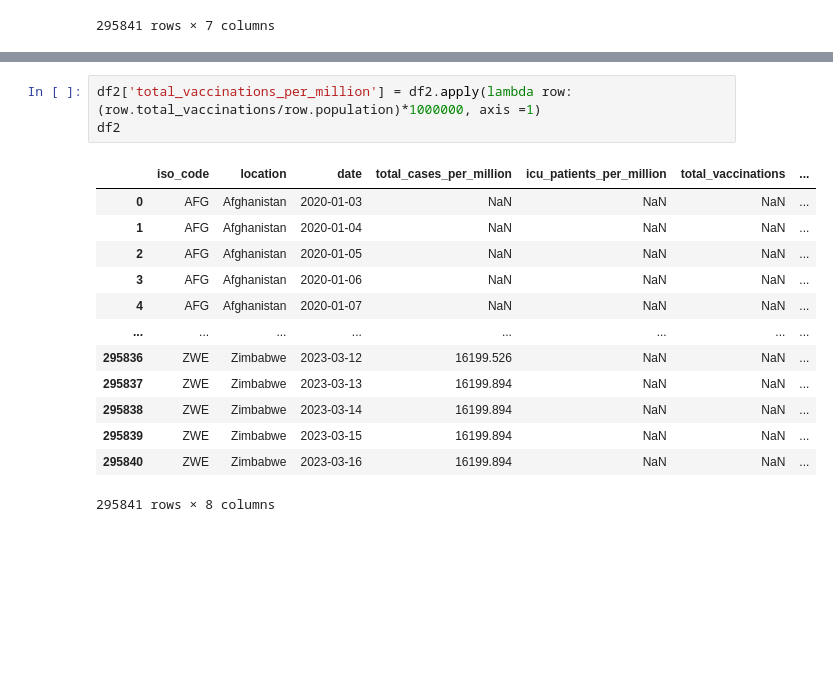
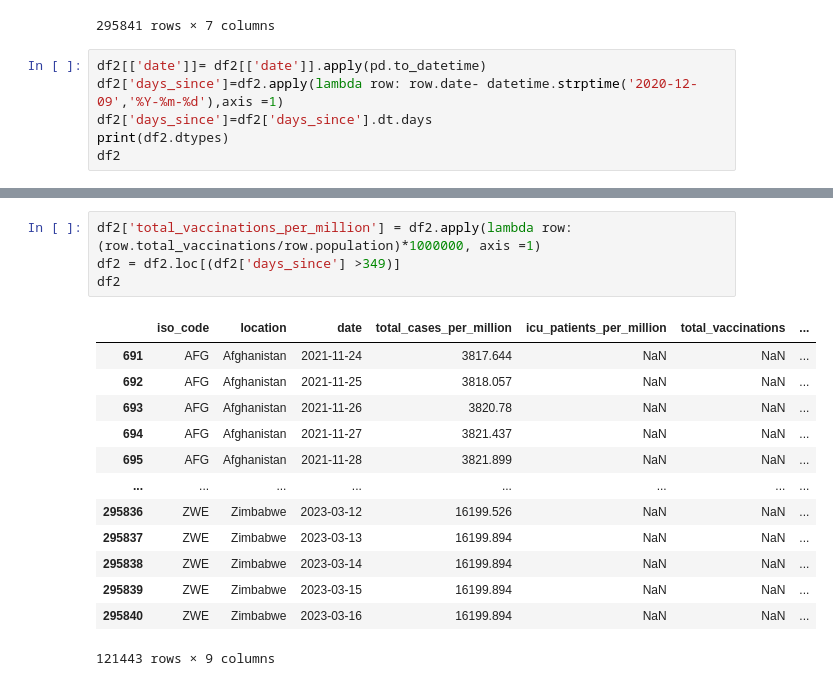
Before and after one commit to tubbsyal/BEE2024_p3, a Jupyter notebook: Part3_1Notebook.ipynb, the cells around one changed output, grey strips where cells are left out. Cells and saved outputs as stored; diff of their text form; blank space fills up the shorter version.

```diff
--- a/Part3_1Notebook.ipynb
+++ b/Part3_1Notebook.ipynb
@@ -41,3 +42,9 @@ df2
 | 295839 | ZWE | Zimbabwe | 2023-03-15 | 16199.894 | NaN | NaN | ... |
 | 295840 | ZWE | Zimbabwe | 2023-03-16 | 16199.894 | NaN | NaN | ... |
 295841 rows × 7 columns
+# %%
+df2[['date']]= df2[['date']].apply(pd.to_datetime)
+df2['days_since']=df2.apply(lambda row: row.date- datetime.strptime('2020-12-09','%Y-%m-%d'),axis =1)
+df2['days_since']=df2['days_since'].dt.days
+print(df2.dtypes)
+df2
@@ -44,17 +74,18 @@ df2
 # %%
 df2['total_vaccinations_per_million'] = df2.apply(lambda row: (row.total_vaccinations/row.population)*1000000, axis =1)
+df2 = df2.loc[(df2['days_since'] >349)]
 df2
 # %% [output]
 |  | iso_code | location | date | total_cases_per_million | icu_patients_per_million | total_vaccinations | ... |
-| 0 | AFG | Afghanistan | 2020-01-03 | NaN | NaN | NaN | ... |
-| 1 | AFG | Afghanistan | 2020-01-04 | NaN | NaN | NaN | ... |
-| 2 | AFG | Afghanistan | 2020-01-05 | NaN | NaN | NaN | ... |
-| 3 | AFG | Afghanistan | 2020-01-06 | NaN | NaN | NaN | ... |
-| 4 | AFG | Afghanistan | 2020-01-07 | NaN | NaN | NaN | ... |
+| 691 | AFG | Afghanistan | 2021-11-24 | 3817.644 | NaN | NaN | ... |
+| 692 | AFG | Afghanistan | 2021-11-25 | 3818.057 | NaN | NaN | ... |
+| 693 | AFG | Afghanistan | 2021-11-26 | 3820.78 | NaN | NaN | ... |
+| 694 | AFG | Afghanistan | 2021-11-27 | 3821.437 | NaN | NaN | ... |
+| 695 | AFG | Afghanistan | 2021-11-28 | 3821.899 | NaN | NaN | ... |
 | ... | ... | ... | ... | ... | ... | ... | ... |
 | 295836 | ZWE | Zimbabwe | 2023-03-12 | 16199.526 | NaN | NaN | ... |
 | 295837 | ZWE | Zimbabwe | 2023-03-13 | 16199.894 | NaN | NaN | ... |
 | 295838 | ZWE | Zimbabwe | 2023-03-14 | 16199.894 | NaN | NaN | ... |
 | 295839 | ZWE | Zimbabwe | 2023-03-15 | 16199.894 | NaN | NaN | ... |
 | 295840 | ZWE | Zimbabwe | 2023-03-16 | 16199.894 | NaN | NaN | ... |
-295841 rows × 8 columns
+121443 rows × 9 columns
```
Also changed, not shown: parts of 13 cells of this notebook.
